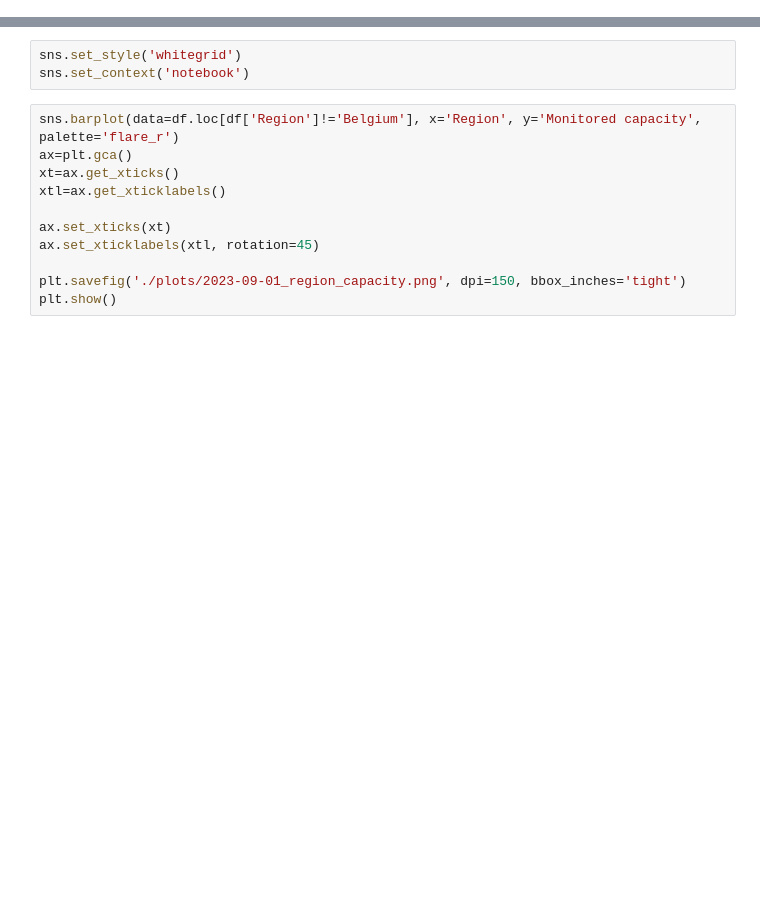
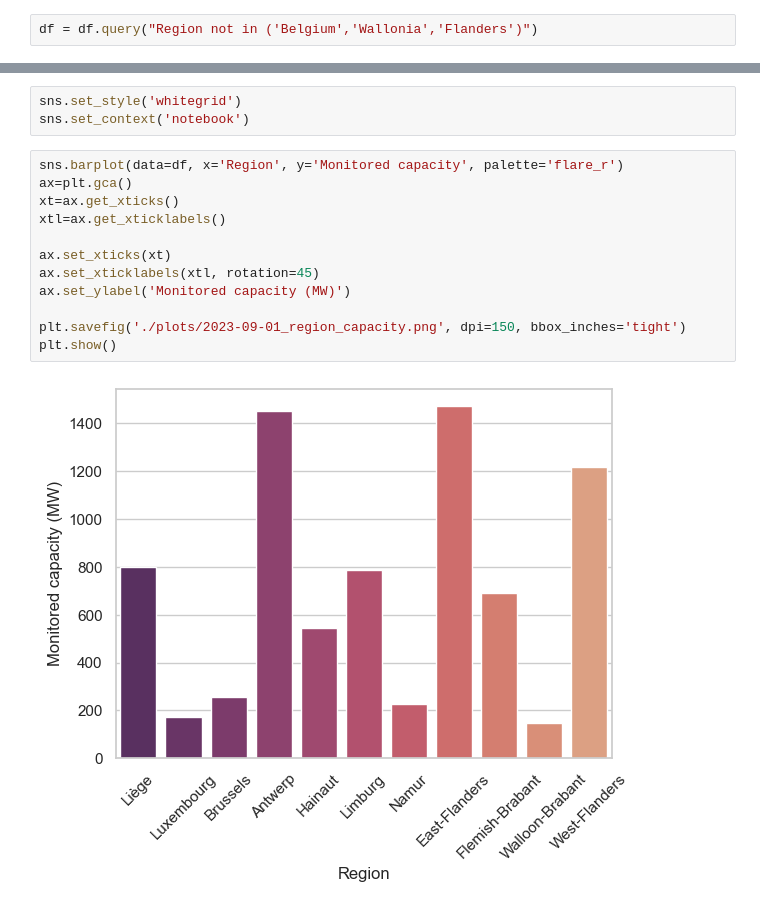
Before and after one commit to crlna16/medium_notebooks, a Jupyter notebook: friday_data_story/2023-09-01_BelgiumPhotovoltaicForecast.ipynb, the cells around one changed output, grey strips where cells are left out. Cells and saved outputs as stored; diff of their text form; blank space fills up the shorter version.

```diff
--- a/friday_data_story/2023-09-01_BelgiumPhotovoltaicForecast.ipynb
+++ b/friday_data_story/2023-09-01_BelgiumPhotovoltaicForecast.ipynb
@@ -14,3 +48,5 @@ df['Resolution code'].value_counts()
+# %%
+df = df.query("Region not in ('Belgium','Wallonia','Flanders')")
 # %% [markdown]
 **Questions**
 
@@ -23,13 +59,16 @@ df['Resolution code'].value_counts()
 sns.set_style('whitegrid')
 sns.set_context('notebook')
 # %%
-sns.barplot(data=df.loc[df['Region']!='Belgium'], x='Region', y='Monitored capacity', palette='flare_r')
+sns.barplot(data=df, x='Region', y='Monitored capacity', palette='flare_r')
 ax=plt.gca()
 xt=ax.get_xticks()
 xtl=ax.get_xticklabels()
 
 ax.set_xticks(xt)
 ax.set_xticklabels(xtl, rotation=45)
+ax.set_ylabel('Monitored capacity (MW)')
 
 plt.savefig('./plots/2023-09-01_region_capacity.png', dpi=150, bbox_inches='tight')
 plt.show()
+# %% [output]
+[figure, added]
```
Also changed, not shown: parts of 10 cells of this notebook.
